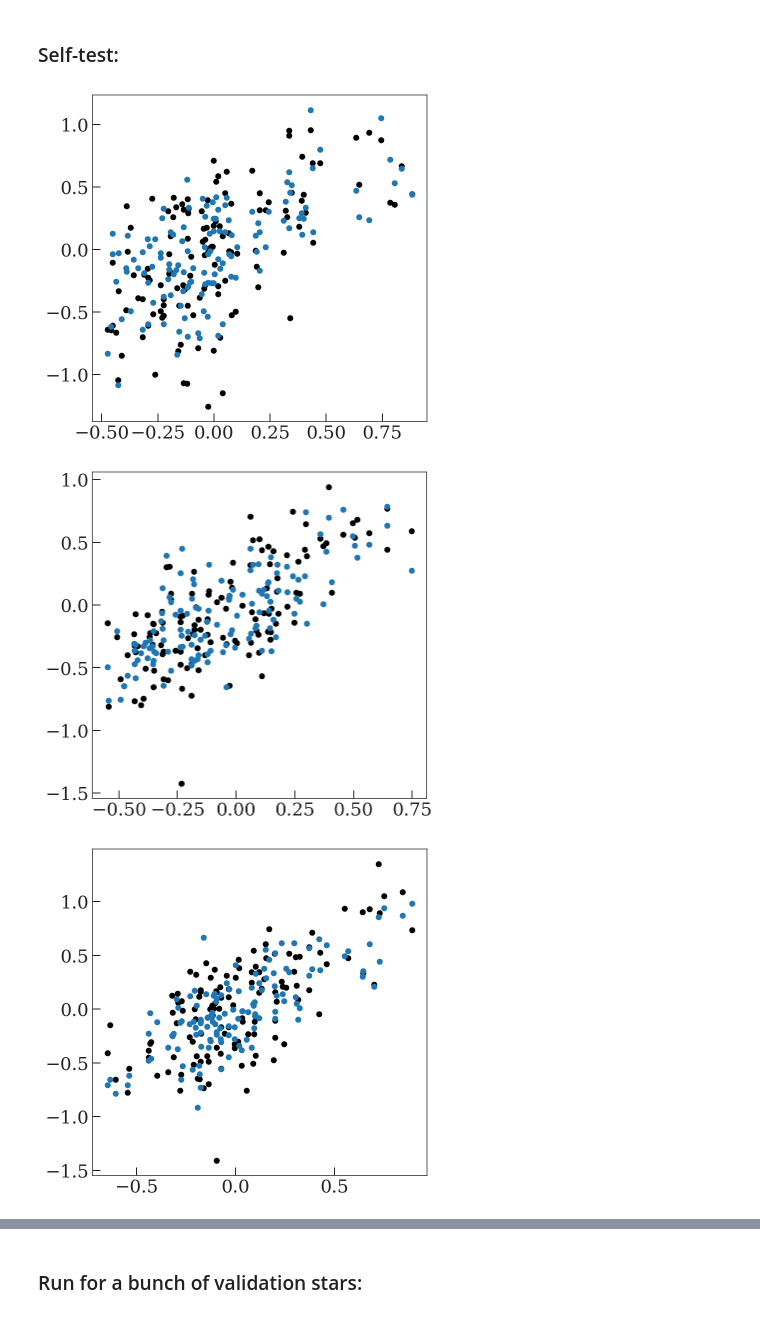
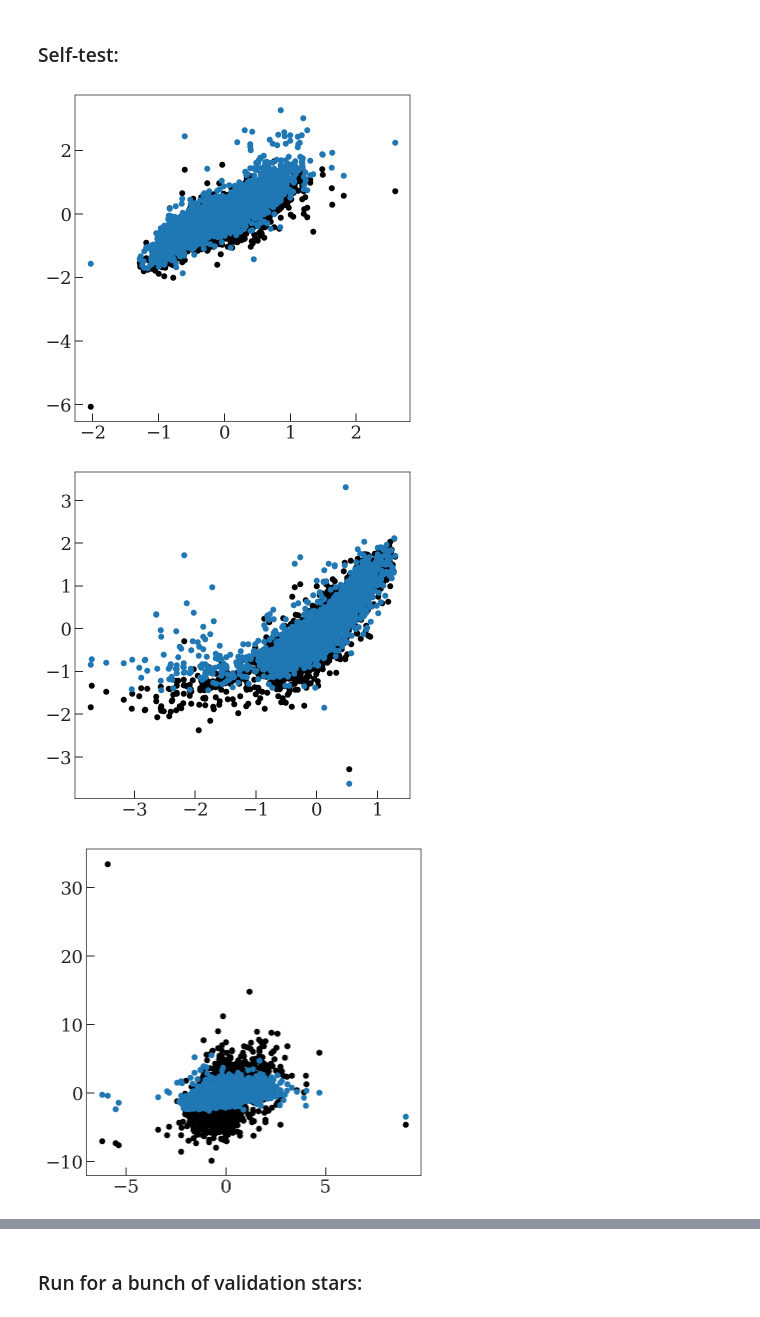
Before and after one commit to adrn/local-linear-lvm-xp, a Jupyter notebook: notebooks/Linear-LVM-real-data.ipynb, the cells around one changed output, grey strips where cells are left out. Drawn from its saved outputs; the diff is of its cells as text; code cells hidden in the pictures.

```diff
--- a/notebooks/Linear-LVM-real-data.ipynb
+++ b/notebooks/Linear-LVM-real-data.ipynb
@@ -226,0 +224,3 @@ print(x0.shape)
+# %%
+params0 = {k: llvm.par_state.__dict__[k] for k in llvm.par_state.names}
+llvm.objective(params0)
@@ -233,7 +241,7 @@ print(res_bfgs.state.iter_num)
 # %%
-opt = optax.adam(1e-4)
-solver = jaxopt.OptaxSolver(opt=opt, fun=llvm, maxiter=2**15)
-res_adam = solver.run(x0)
+opt = optax.adam(1e-3)
+solver = jaxopt.OptaxSolver(opt=opt, fun=llvm, maxiter=32768)
+res_adam = solver.run(params0)
 print(res_adam.state.iter_num)
 # %% [output]
 32768
@@ -251,29 +259,31 @@ res_state = llvm.unpack_p(res_adam.params)
+# %%
+res_state = ParameterState(llvm.sizes, **res_adam.params)
 # %% [markdown]
 ### Self-test:
 # %%
 y_train_predict0 = llvm.predict_y(
-    X_train[idx],
-    X_train_err[idx],
+    X_train,
+    X_train_err,
     llvm.par_state
 )
 
 y_train_predict = llvm.predict_y(
-    X_train[idx],
-    X_train_err[idx],
+    X_train,
+    X_train_err,
     res_state
 )
 # %%
 for q in range(y_train.shape[1]):
     plt.figure()
     plt.scatter(
-        y_train[idx, q],
+        y_train[:, q],
         y_train_predict0[:, q]
     )
     plt.scatter(
-        y_train[idx, q],
+        y_train[:, q],
         y_train_predict[:, q]
     )
 # %% [output]
-[figure, old version]
+[figure, new version]
-[figure, old version]
+[figure, new version]
-[figure, old version]
+[figure, new version]
```
Also changed, not shown: parts of 24 cells of this notebook, 1 other file.
